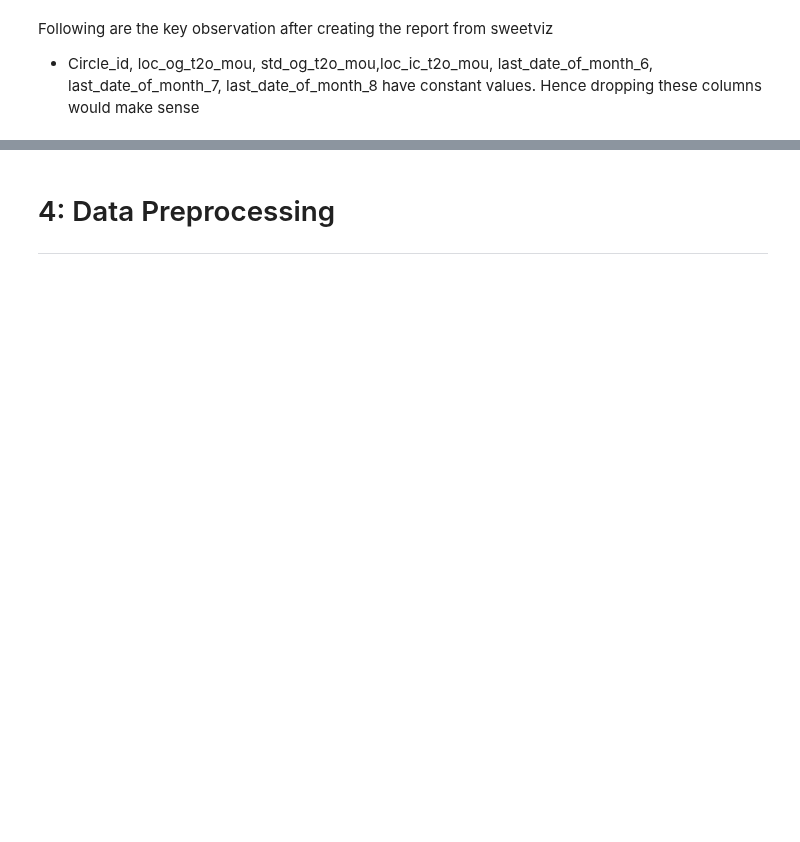
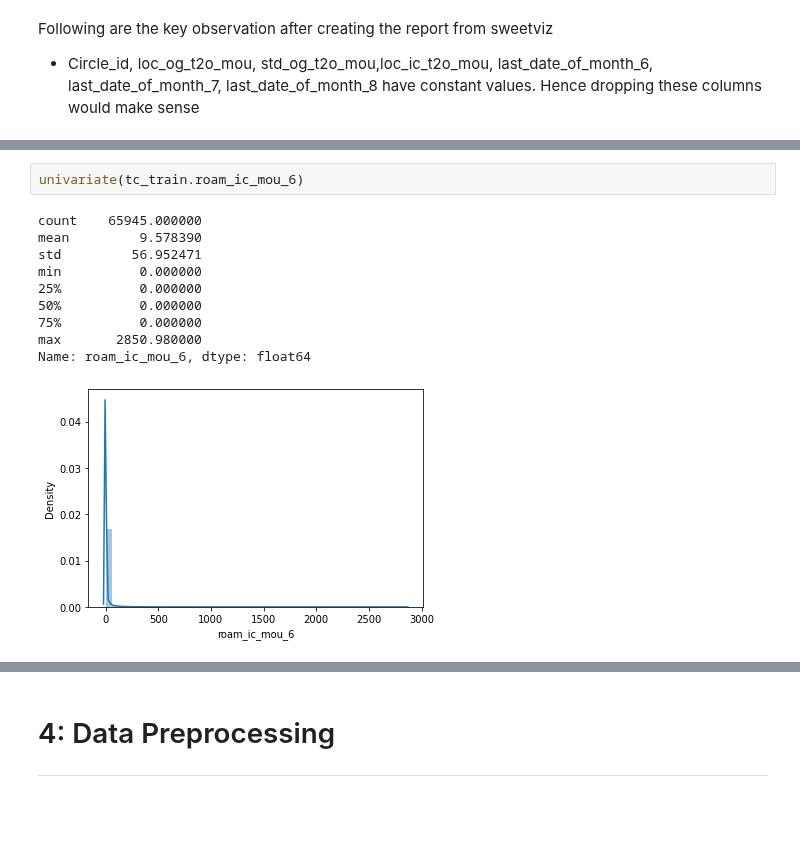
Before and after one commit to hargurjeet/Telecom-Churn-Prediction, a Jupyter notebook: telecom-churn-predictions-updated.ipynb, the cells around one changed output, grey strips where cells are left out. Saved outputs shown, nothing was run; the diff lists cells and outputs as text; blank space fills up the shorter version.

```diff
--- a/telecom-churn-predictions-updated.ipynb
+++ b/telecom-churn-predictions-updated.ipynb
@@ -202,0 +248,13 @@ Following are the key observation after creating the report from sweetviz
+# %%
+univariate(tc_train.roam_ic_mou_6)
+# %% [output]
+count    65945.000000
+mean         9.578390
+std         56.952471
+min          0.000000
+25%          0.000000
+50%          0.000000
+75%          0.000000
+max       2850.980000
+Name: roam_ic_mou_6, dtype: float64
+[figure, added]
```
Also changed, not shown: parts of 18 cells of this notebook.
